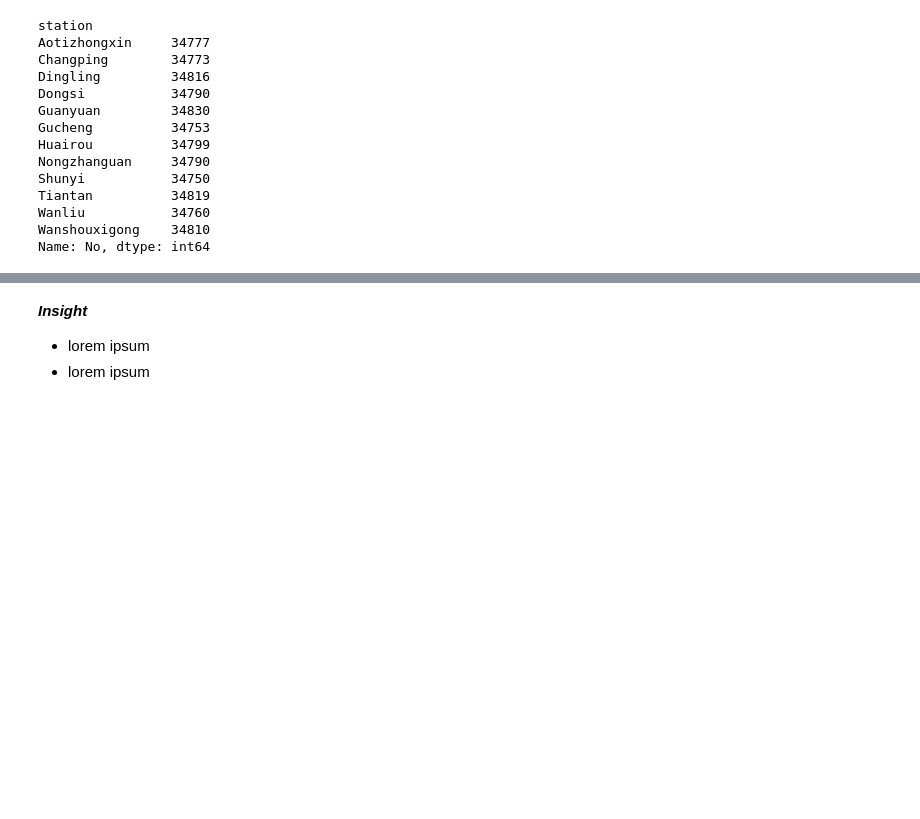
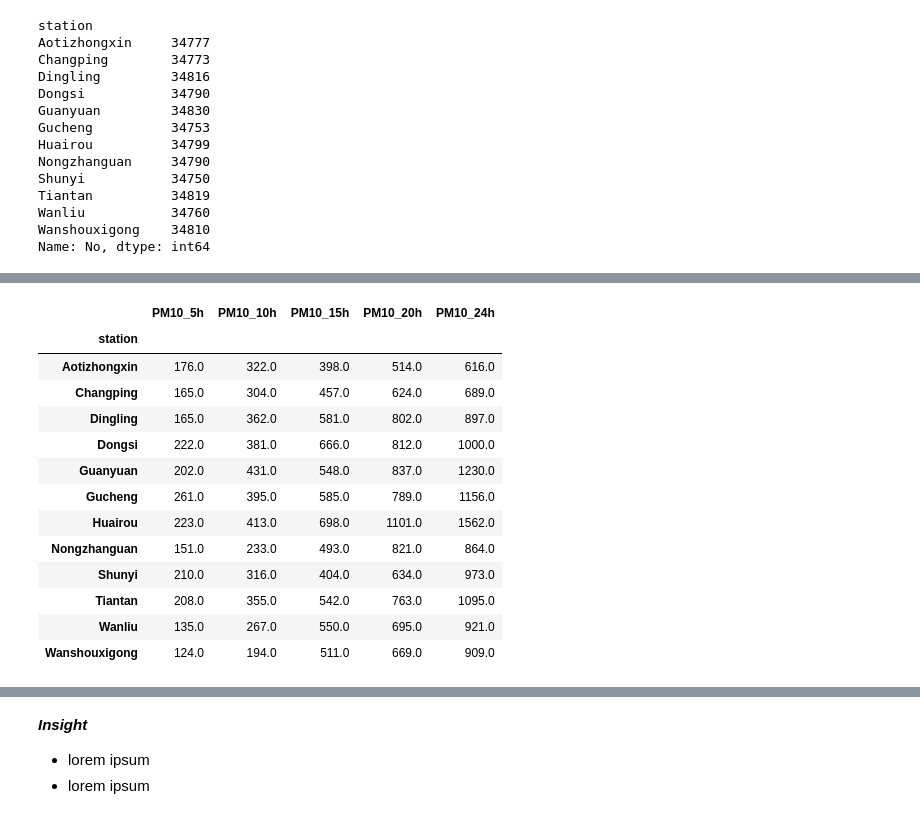
Before and after one commit to Azuredeer/Air-Quality, a Jupyter notebook: analysis_air.ipynb, the cells around one changed output, grey strips where cells are left out. Drawn from its saved outputs; the diff is of its cells as text; code cells hidden in the pictures; blank space fills up the shorter version.

```diff
--- a/analysis_air.ipynb
+++ b/analysis_air.ipynb
@@ -2047,0 +2083,35 @@ Name: No, dtype: int64
+# %%
+# sorting berdasarkan kolom stasiun
+all_data = all_data.sort_values(by=['station'])
+
+# waktu dalam jam
+time_windows = [5, 10, 15, 20, 24]
+
+# Hitung total PM10 untuk setiap waktu
+for window in time_windows:
+    all_data[f'PM10_{window}h'] = (
+        all_data.groupby('station')['PM10']
+        .rolling(window=window, min_periods=1)
+        .sum()
+        .reset_index(level=0, drop=True)
+    )
+
+result_pm10 = all_data.groupby('station')[[f'PM10_{w}h' for w in time_windows]].last()
+
+# Hasil PM10 (Particullar Matter 10)
+result_pm10
+# %% [output]
+|  | PM10_5h | PM10_10h | PM10_15h | PM10_20h | PM10_24h |
+| station |  |  |  |  |  |
+| Aotizhongxin | 176.0 | 322.0 | 398.0 | 514.0 | 616.0 |
+| Changping | 165.0 | 304.0 | 457.0 | 624.0 | 689.0 |
+| Dingling | 165.0 | 362.0 | 581.0 | 802.0 | 897.0 |
+| Dongsi | 222.0 | 381.0 | 666.0 | 812.0 | 1000.0 |
+| Guanyuan | 202.0 | 431.0 | 548.0 | 837.0 | 1230.0 |
+| Gucheng | 261.0 | 395.0 | 585.0 | 789.0 | 1156.0 |
+| Huairou | 223.0 | 413.0 | 698.0 | 1101.0 | 1562.0 |
+| Nongzhanguan | 151.0 | 233.0 | 493.0 | 821.0 | 864.0 |
+| Shunyi | 210.0 | 316.0 | 404.0 | 634.0 | 973.0 |
+| Tiantan | 208.0 | 355.0 | 542.0 | 763.0 | 1095.0 |
+| Wanliu | 135.0 | 267.0 | 550.0 | 695.0 | 921.0 |
+| Wanshouxigong | 124.0 | 194.0 | 511.0 | 669.0 | 909.0 |
```
Also changed, not shown: parts of 9 cells of this notebook.
